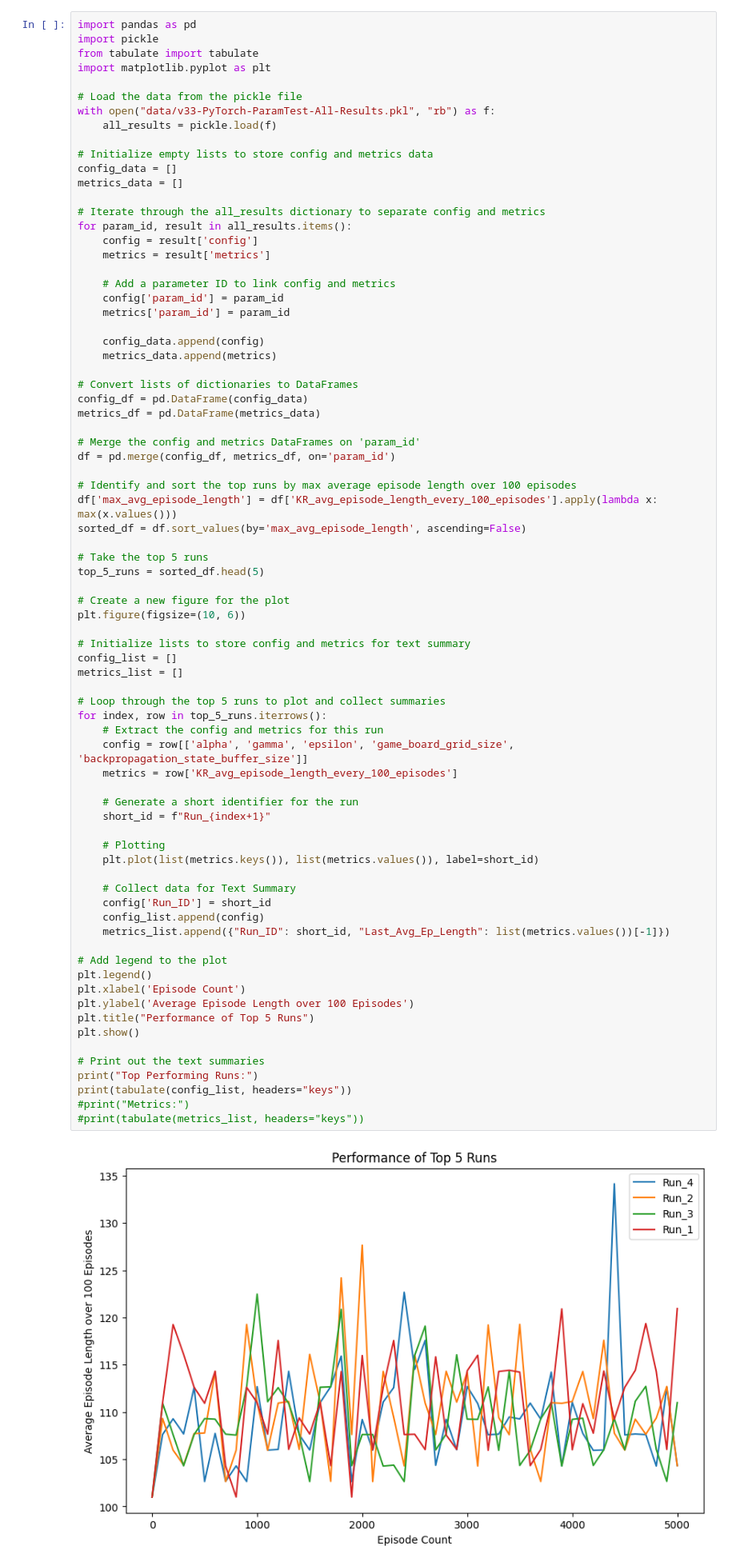
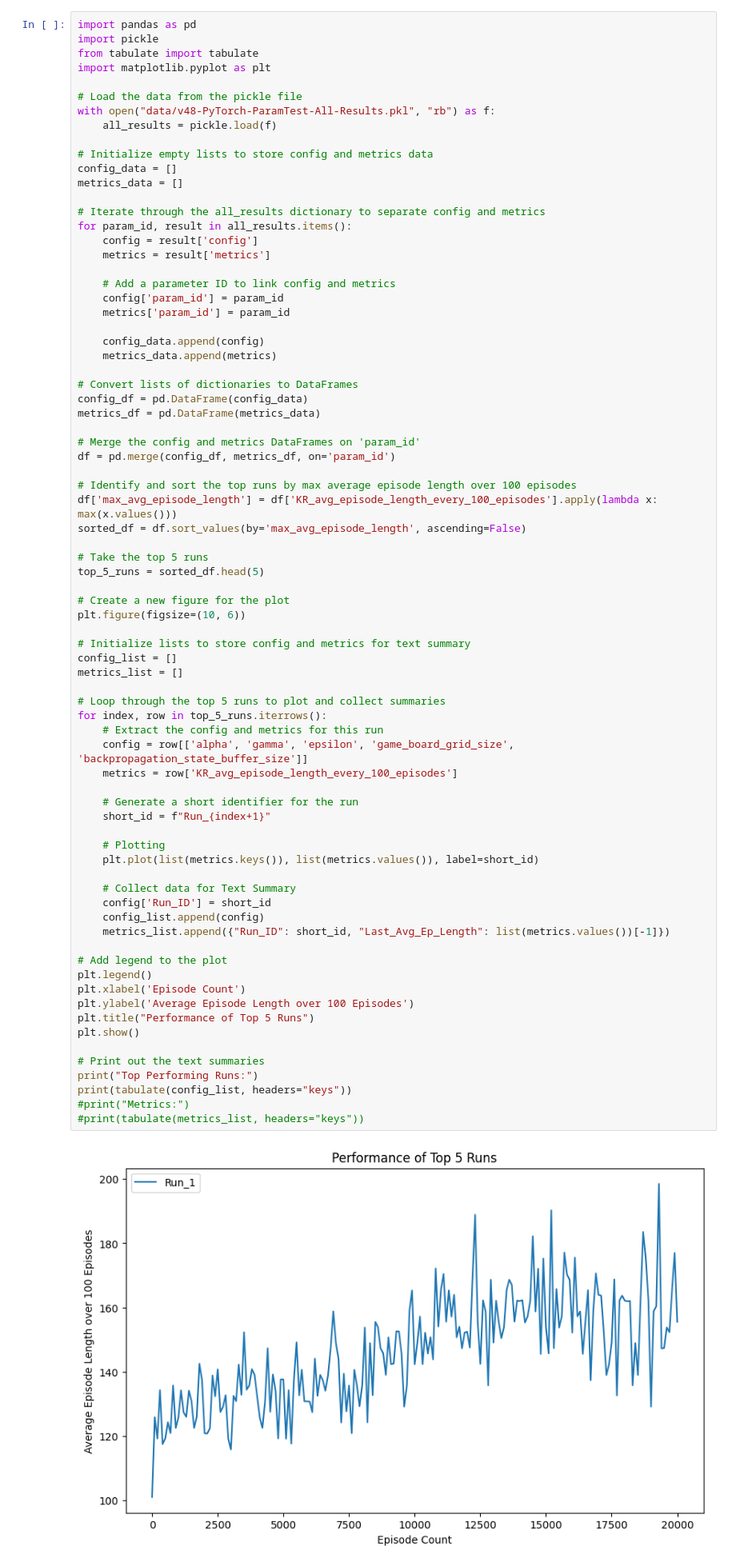
Before and after one commit to joereger/AI-PongReinforcementLearning, a Jupyter notebook: Teaching AI to Play Pong with PyTorch Neural Net.ipynb, the cells around one changed output. Shown at 80% size. Drawn from its saved outputs; the diff is of its cells as text.

```diff
--- a/Teaching AI to Play Pong with PyTorch Neural Net.ipynb
+++ b/Teaching AI to Play Pong with PyTorch Neural Net.ipynb
@@ -521,7 +567,7 @@ from tabulate import tabulate
 import matplotlib.pyplot as plt
 
 # Load the data from the pickle file
-with open("data/v33-PyTorch-ParamTest-All-Results.pkl", "rb") as f:
+with open("data/v48-PyTorch-ParamTest-All-Results.pkl", "rb") as f:
     all_results = pickle.load(f)
 
 # Initialize empty lists to store config and metrics data
@@ -564,34 +610,34 @@ metrics_list = []
 # Loop through the top 5 runs to plot and collect summaries
 for index, row in top_5_runs.iterrows():
     # Extract the config and metrics for this run
     config = row[['alpha', 'gamma', 'epsilon', 'game_board_grid_size', 'backpropagation_state_buffer_size']]
     metrics = row['KR_avg_episode_length_every_100_episodes']
 
     # Generate a short identifier for the run
     short_id = f"Run_{index+1}"
 
     # Plotting
     plt.plot(list(metrics.keys()), list(metrics.values()), label=short_id)
 
     # Collect data for Text Summary
     config['Run_ID'] = short_id
     config_list.append(config)
     metrics_list.append({"Run_ID": short_id, "Last_Avg_Ep_Length": list(metrics.values())[-1]})
 
 # Add legend to the plot
 plt.legend()
 plt.xlabel('Episode Count')
 plt.ylabel('Average Episode Length over 100 Episodes')
 plt.title("Performance of Top 5 Runs")
 plt.show()
 
 # Print out the text summaries
 print("Top Performing Runs:")
 print(tabulate(config_list, headers="keys"))
 #print("Metrics:")
 #print(tabulate(metrics_list, headers="keys"))
 # %% [output]
-[figure, old version]
+[figure, new version]
 Top Performing Runs:
   alpha    gamma    epsilon    game_board_grid_size    backpropagation_state_buffer_size  Run_ID
 -------  -------  ---------  ----------------------  -----------------------------------  --------
```
Also changed, not shown: parts of 4 cells of this notebook.
